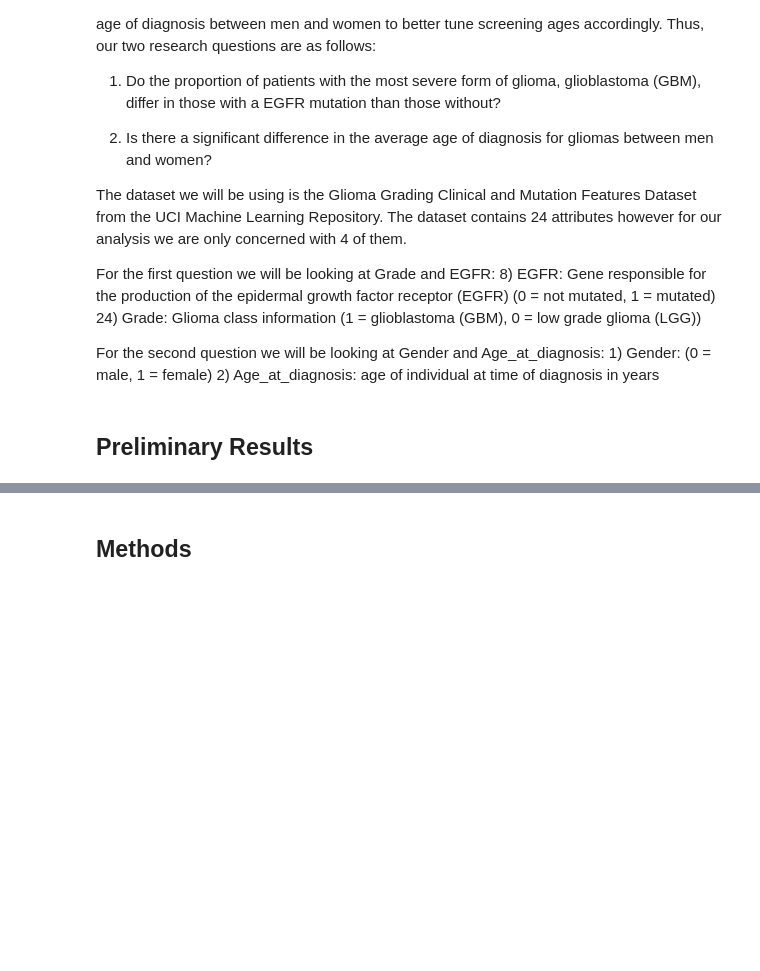
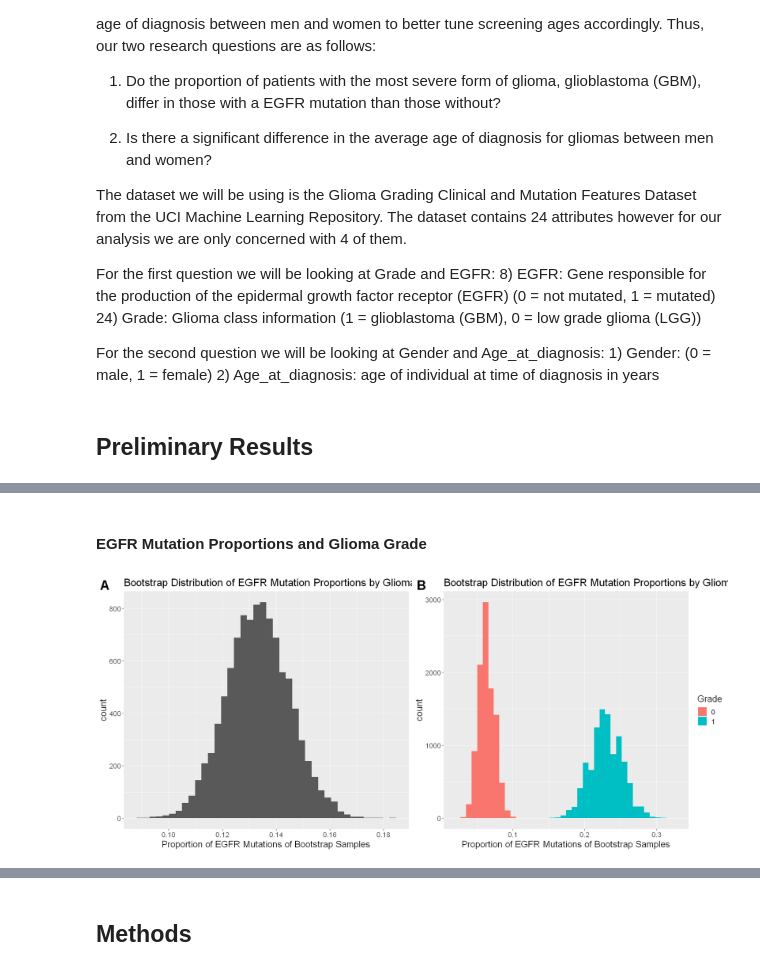
Before and after one commit to Lucien950/stat-201-group-15, a Jupyter notebook: project_proposal.ipynb, the cells around one changed output, grey strips where cells are left out. Cells and saved outputs as stored; diff of their text form; code cells hidden in the pictures; blank space fills up the shorter version.

```diff
--- a/project_proposal.ipynb
+++ b/project_proposal.ipynb
@@ -23,0 +124,2 @@ For the second question we will be looking at Gender and Age_at_diagnosis:
+# %% [markdown]
+#### EGFR Mutation Proportions and Glioma Grade
@@ -23,0 +155,21 @@ For the second question we will be looking at Gender and Age_at_diagnosis:
+# %%
+# The plot of bootstrap samples by label
+plot_by_label <- egfr_virtual_samples_by_label %>%
+    ggplot() +
+    geom_histogram(aes(x = stat, fill = Grade), bins = 40) +
+    xlab("Proportion of EGFR Mutations of Bootstrap Samples") +
+    ggtitle("Bootstrap Distribution of EGFR Mutation Proportions by Glioma Grade") +
+    theme(text = element_text(size = 16))
+
+# The plot of bootstrap samples holistically
+plot_entire <- egfr_virtual_bootstrap_dist %>%
+    ggplot() +
+    geom_histogram(aes(x = stat), bins = 40) +
+    xlab("Proportion of EGFR Mutations of Bootstrap Samples") +
+    ggtitle("Bootstrap Distribution of EGFR Mutation Proportions by Glioma Grade") +
+    theme(text = element_text(size = 16))
+# %%
+# Plot by grid
+plot_grid(plot_entire, plot_by_label, labels = c('A', 'B'), label_size = 24)
+# %% [output]
+[figure, added]
```
Also changed, not shown: parts of 16 cells of this notebook, 2 other files.
